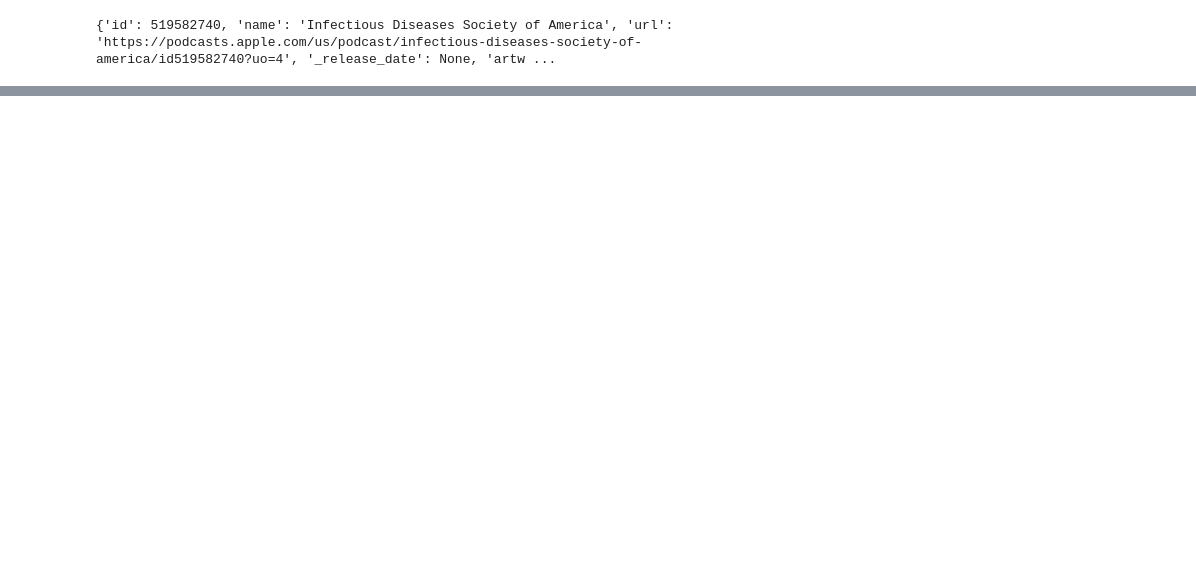
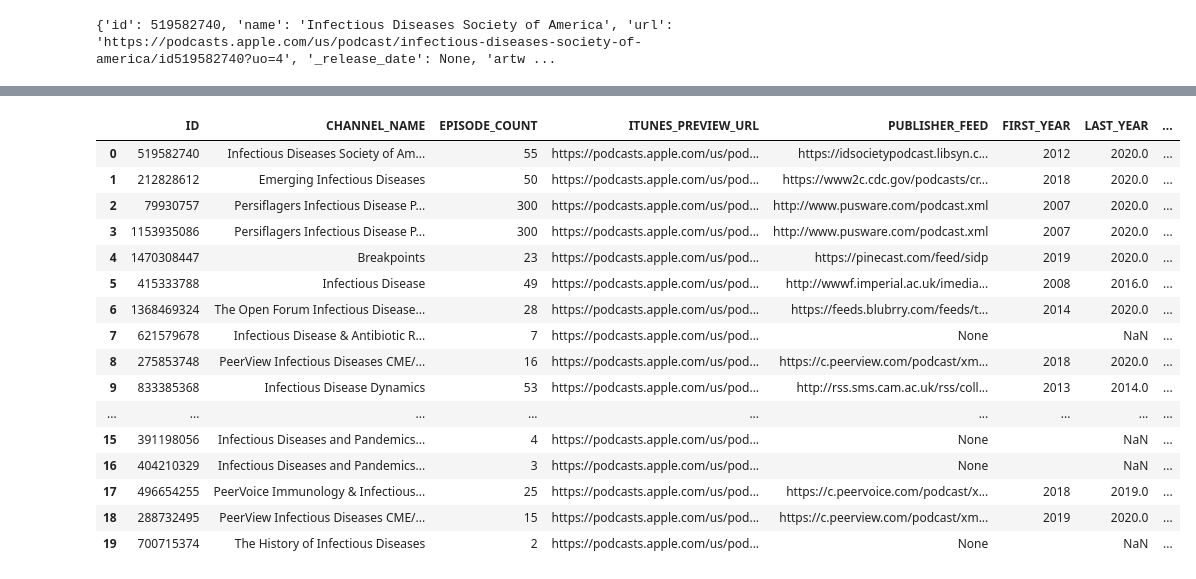
Before and after one commit to xthomas/Podcast-Audit, a Jupyter notebook: podcast_audit.ipynb, the cells around one changed output, grey strips where cells are left out. Saved outputs shown, nothing was run; the diff lists cells and outputs as text; code cells hidden in the pictures; blank space fills up the shorter version.

```diff
--- a/podcast_audit.ipynb
+++ b/podcast_audit.ipynb
@@ -255,0 +246,23 @@ episodes
+# %%
+# Minutes are in TIMECODE, need to be converted to raw minutes
+def totalMinutes(row):
+    # A lot of the podcasts are missing durations! (..strange...)
+    if not (row is None):
+        # if duration does not list hours
+        if (len(row.split(':')))==2:
+            minutes, seconds = row.split(':')
+            total_min = int(minutes)
+            return total_min
+        # if 'hours' are listed
+        elif (len(row.split(':')))==3:
+            hours, minutes, seconds = row.split(':')
+            total_min = int(hours)*60 + int(minutes)
+            return total_min
+    else:
+        return None
+# %%
+# compute total minutes fron the duration timecodes
+episodes["EPISODE_TOTAL_MINUTES"] = episodes["EPISODE_TIMECODE"].apply(totalMinutes)
+
+# get the year from the DATETIME object in each row:
+episodes['EPISODE_YEAR'] = pd.to_datetime(episodes["EPISODE_PUBLISHED"], utc=True).dt.to_period('Y')
@@ -255,0 +285,38 @@ episodes
+# %%
+# Function to write the MIN / MAX ranges from Episodes dataframe back to Channel summary dataframe
+def defineYearRange(dfone,dftwo):
+    filtered = dfone[dfone.PUBLISHER_FEED.notnull()]
+    dfone["FIRST_YEAR"] = ""
+    for f in filtered.ID:
+        episode_list = dftwo.loc[dftwo['ID']==f]
+        minimum_year = episode_list.EPISODE_YEAR.min().year
+        maximum_year = episode_list.EPISODE_YEAR.max().year
+        minimum_length = episode_list.EPISODE_TOTAL_MINUTES.min()
+        maximum_length = episode_list.EPISODE_TOTAL_MINUTES.max()
+#         print(f'For this channel, first year is {minimum_year}. Last year is {maximum_year}')
+#         print(f'And the shortest podcast is {minimum_length} minutes. Longest podcast is {maximum_length} minutes\n')
+        dfone.loc[dfone["ID"]==f,"FIRST_YEAR"] = minimum_year
+        dfone.loc[dfone["ID"]==f,"LAST_YEAR"] = maximum_year
+        dfone.loc[dfone["ID"]==f,"MIN_PODCAST_LENGTH"] = minimum_length
+        dfone.loc[dfone["ID"]==f,"MAX_PODCAST_LENGTH"] = maximum_length
+# %%
+defineYearRange(channels, episodes)
+channels
+# %% [output]
+|  | ID | CHANNEL_NAME | EPISODE_COUNT | ITUNES_PREVIEW_URL | PUBLISHER_FEED | FIRST_YEAR | LAST_YEAR | ... |
+| 0 | 519582740 | Infectious Diseases Society of Am... | 55 | https://podcasts.apple.com/us/pod... | https://idsocietypodcast.libsyn.c... | 2012 | 2020.0 | ... |
+| 1 | 212828612 | Emerging Infectious Diseases | 50 | https://podcasts.apple.com/us/pod... | https://www2c.cdc.gov/podcasts/cr... | 2018 | 2020.0 | ... |
+| 2 | 79930757 | Persiflagers Infectious Disease P... | 300 | https://podcasts.apple.com/us/pod... | http://www.pusware.com/podcast.xml | 2007 | 2020.0 | ... |
+| 3 | 1153935086 | Persiflagers Infectious Disease P... | 300 | https://podcasts.apple.com/us/pod... | http://www.pusware.com/podcast.xml | 2007 | 2020.0 | ... |
+| 4 | 1470308447 | Breakpoints | 23 | https://podcasts.apple.com/us/pod... | https://pinecast.com/feed/sidp | 2019 | 2020.0 | ... |
+| 5 | 415333788 | Infectious Disease | 49 | https://podcasts.apple.com/us/pod... | http://wwwf.imperial.ac.uk/imedia... | 2008 | 2016.0 | ... |
+| 6 | 1368469324 | The Open Forum Infectious Disease... | 28 | https://podcasts.apple.com/us/pod... | https://feeds.blubrry.com/feeds/t... | 2014 | 2020.0 | ... |
+| 7 | 621579678 | Infectious Disease & Antibiotic R... | 7 | https://podcasts.apple.com/us/pod... | None |  | NaN | ... |
+| 8 | 275853748 | PeerView Infectious Diseases CME/... | 16 | https://podcasts.apple.com/us/pod... | https://c.peerview.com/podcast/xm... | 2018 | 2020.0 | ... |
+| 9 | 833385368 | Infectious Disease Dynamics | 53 | https://podcasts.apple.com/us/pod... | http://rss.sms.cam.ac.uk/rss/coll... | 2013 | 2014.0 | ... |
+| ... | ... | ... | ... | ... | ... | ... | ... | ... |
+| 15 | 391198056 | Infectious Diseases and Pandemics... | 4 | https://podcasts.apple.com/us/pod... | None |  | NaN | ... |
+| 16 | 404210329 | Infectious Diseases and Pandemics... | 3 | https://podcasts.apple.com/us/pod... | None |  | NaN | ... |
+| 17 | 496654255 | PeerVoice Immunology & Infectious... | 25 | https://podcasts.apple.com/us/pod... | https://c.peervoice.com/podcast/x... | 2018 | 2019.0 | ... |
+| 18 | 288732495 | PeerView Infectious Diseases CME/... | 15 | https://podcasts.apple.com/us/pod... | https://c.peerview.com/podcast/xm... | 2019 | 2020.0 | ... |
+| 19 | 700715374 | The History of Infectious Diseases | 2 | https://podcasts.apple.com/us/pod... | None |  | NaN | ... |
```
Also changed, not shown: parts of 18 cells of this notebook.
